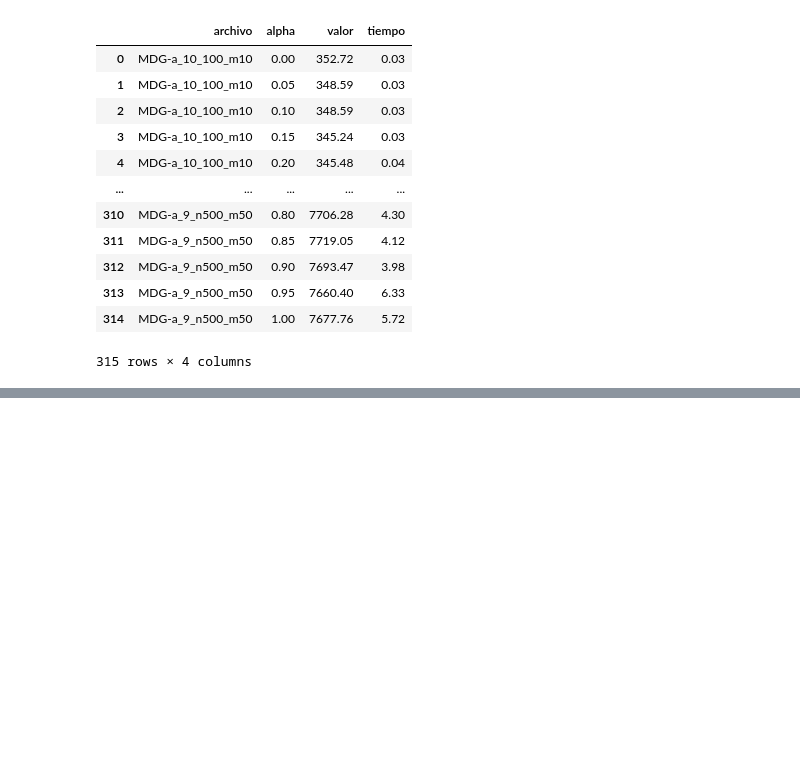
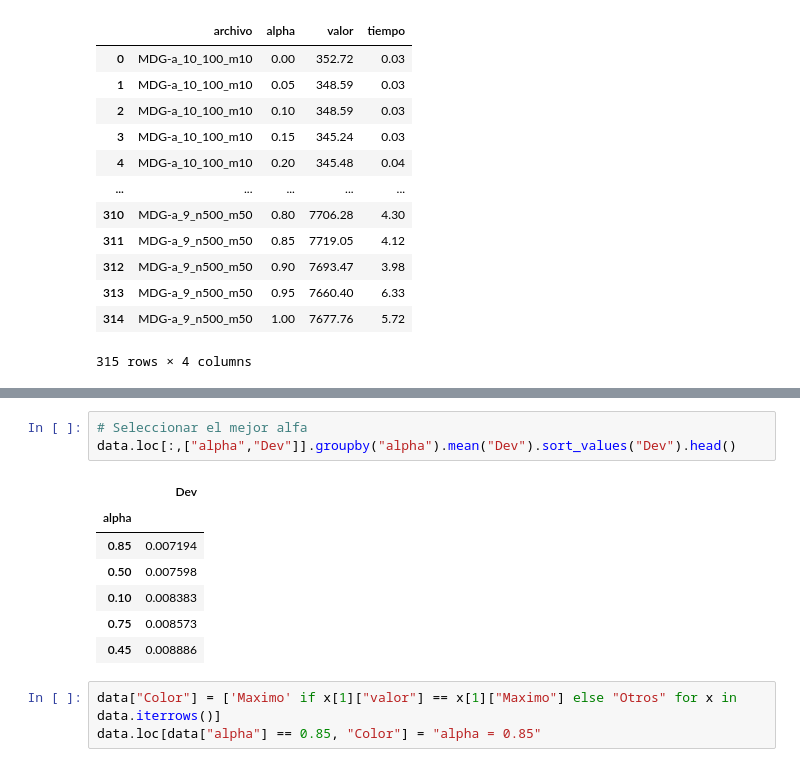
Before and after one commit to ensabai/Trabajo-Log-stica, a Jupyter notebook: notebook.ipynb, the cells around one changed output, grey strips where cells are left out. Saved outputs shown, nothing was run; the diff lists cells and outputs as text; blank space fills up the shorter version.

Commit message:
Calibrar Alfa

```diff
--- a/notebook.ipynb
+++ b/notebook.ipynb
@@ -41,0 +43,14 @@ plt.show()
+# %%
+# Seleccionar el mejor alfa
+data.loc[:,["alpha","Dev"]].groupby("alpha").mean("Dev").sort_values("Dev").head()
+# %% [output]
+|  | Dev |
+| alpha |  |
+| 0.85 | 0.007194 |
+| 0.50 | 0.007598 |
+| 0.10 | 0.008383 |
+| 0.75 | 0.008573 |
+| 0.45 | 0.008886 |
+# %%
+data["Color"] = ['Maximo' if x[1]["valor"] == x[1]["Maximo"] else "Otros" for x in data.iterrows()]
+data.loc[data["alpha"] == 0.85, "Color"] = "alpha = 0.85"
```
Also changed, not shown: parts of 4 cells of this notebook.
